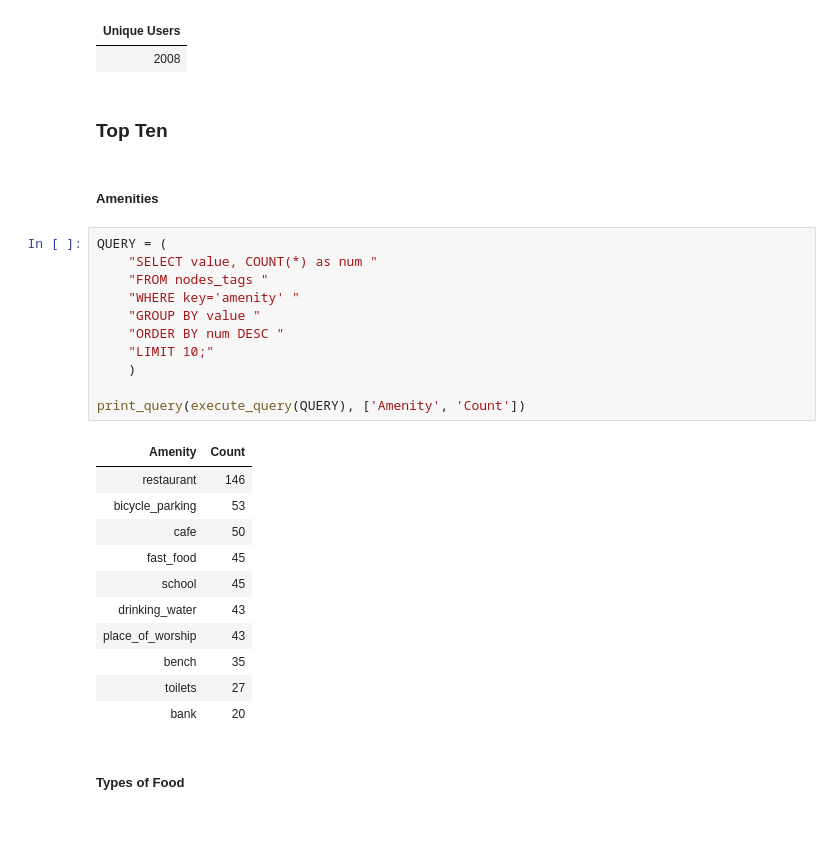
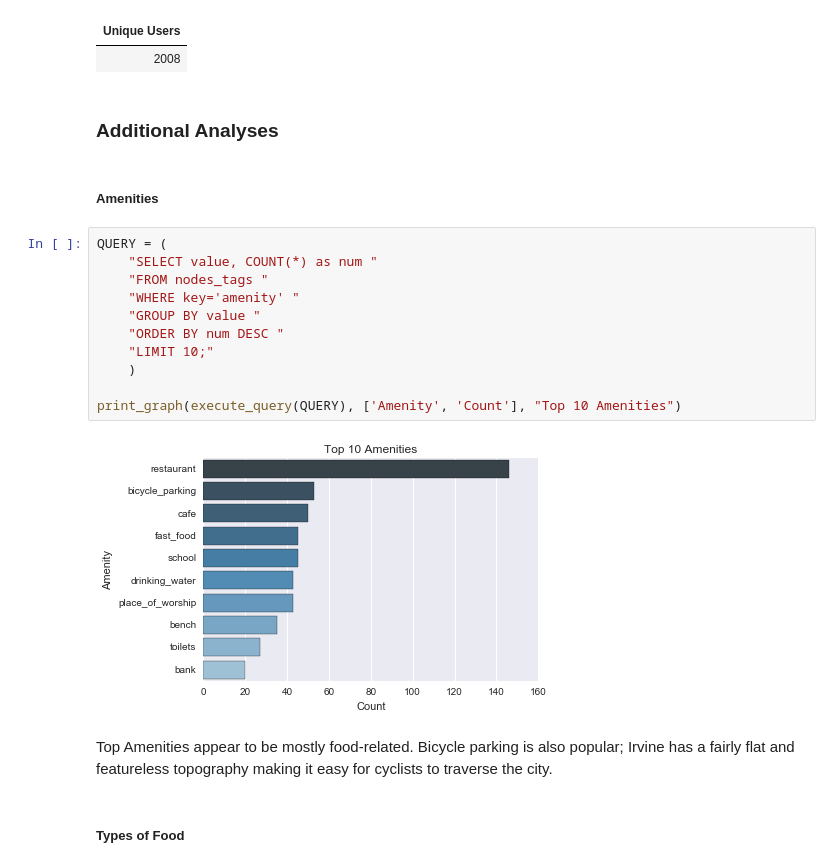
Before and after one commit to dcblum/OpenStreetMap, a Jupyter notebook: OpenStreetMap Case Study.ipynb, the cells around one changed output. Cells and saved outputs as stored; diff of their text form; blank space fills up the shorter version.

```diff
--- a/OpenStreetMap Case Study.ipynb
+++ b/OpenStreetMap Case Study.ipynb
@@ -171,32 +174,24 @@ print_query(execute_query(QUERY), ['Unique Users'])
 | Unique Users |
 | 2008 |
 # %% [markdown]
-### Top Ten <a name="top-ten"></a>
+### Additional Analyses <a name="additional-analyses"></a>
 # %% [markdown]
 ##### Amenities <a name="amenities"></a>
 # %%
 QUERY = (
     "SELECT value, COUNT(*) as num "
     "FROM nodes_tags "
     "WHERE key='amenity' "
     "GROUP BY value "
     "ORDER BY num DESC "
     "LIMIT 10;"
     )
 
-print_query(execute_query(QUERY), ['Amenity', 'Count'])
+print_graph(execute_query(QUERY), ['Amenity', 'Count'], "Top 10 Amenities")
 # %% [output]
-| Amenity | Count |
-| restaurant | 146 |
-| bicycle_parking | 53 |
-| cafe | 50 |
-| fast_food | 45 |
-| school | 45 |
-| drinking_water | 43 |
-| place_of_worship | 43 |
-| bench | 35 |
-| toilets | 27 |
-| bank | 20 |
+[figure, added]
+# %% [markdown]
+Top Amenities appear to be mostly food-related. Bicycle parking is also popular; Irvine has a fairly flat and featureless topography making it easy for cyclists to traverse the city.
 # %% [markdown]
 ##### Types of Food <a name="types-of-food"></a>
 # %%
```
Also changed, not shown: parts of 12 cells of this notebook.
